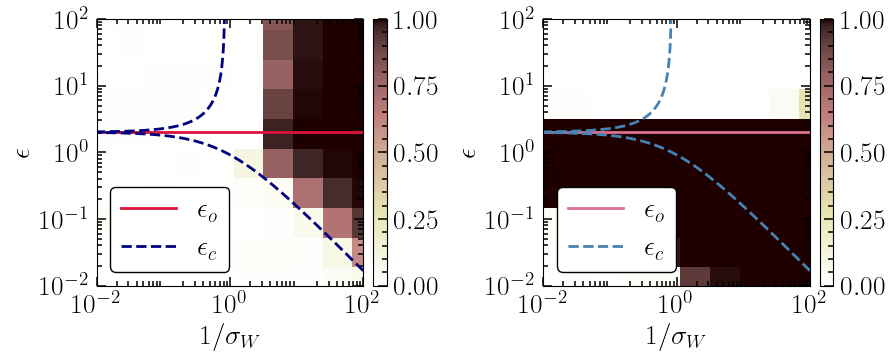
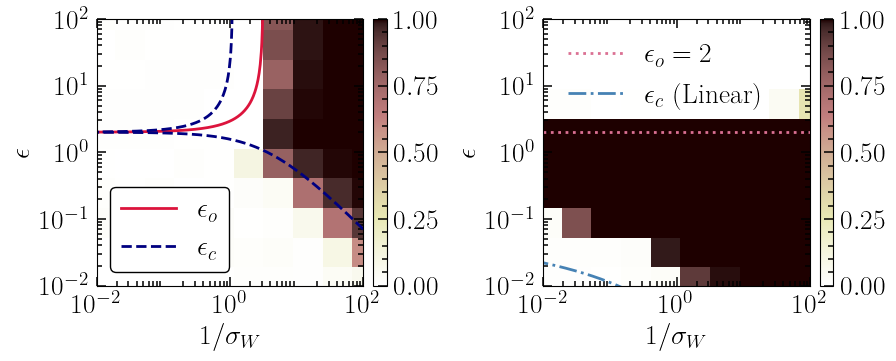
Unified diff of the notebook cell whose output changed from the first chart to the second:
--- before
+++ after
@@ -71,25 +71,37 @@
 
 # Optimal epsilon
-axs[1].plot(
-    1./sig_list, 1./mu2_valid, 
-    color='palevioletred', marker='', ls='-', lw=2, 
-    label=r"$\epsilon_o$"
-)
+# axs[1].plot(
+#     1./sig_list, 1./mu2_valid, 
+#     color='palevioletred', marker='', ls='-', lw=2, 
+#     label=r"$\epsilon_o$"
+# )
 
-# Critical step size
-axs[1].plot(
-    1./sig_list, epsilon_c_list, 
-    color='steelblue', marker='', ls='--', lw=2,
-    label=r"$\epsilon_c$"
+# # Critical step size
+# axs[1].plot(
+#     1./sig_list, epsilon_c_list, 
+#     color='steelblue', marker='', ls='--', lw=2,
+#     label=r"$\epsilon_c$"
+# )
+# axs[1].plot(
+#     1./sig_list, epsilon_c_n_list, 
+#     color='steelblue', marker='', ls='--', lw=2,
+# )
+
+# Linear boundaries
+axs[1].axhline(
+    2, color='palevioletred', 
+    lw=2, ls=':',
+    label=r"$\epsilon_o=2$"
 )
 axs[1].plot(
-    1./sig_list, epsilon_c_n_list, 
-    color='steelblue', marker='', ls='--', lw=2,
+    1./sig_list, epsilon_c_linear(sig_list, r=0.5, t=200),
+    marker='', lw=2, ls='-.', color='steelblue',
+    label=r"$\epsilon_c$ (Linear)"
 )
 
 axs[1].legend(
-    loc='lower left', 
+    loc='upper left', 
     facecolor='white', 
-    frameon=True, 
+    frameon=False, 
     framealpha=1, 
     edgecolor='k', 

Commit: Jupyter notebooks to generate figures in the paper. Need data.tar.gz to placed in the ./data/ directory. data.tar.gz is not uploaded hear but will be published on Zenodo.